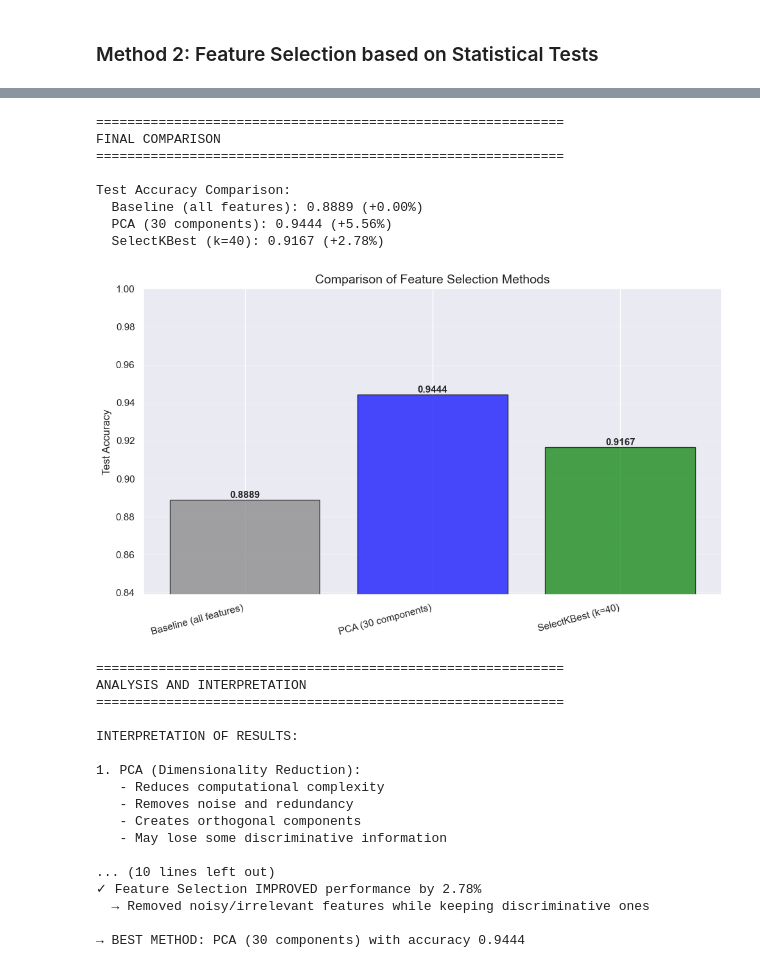
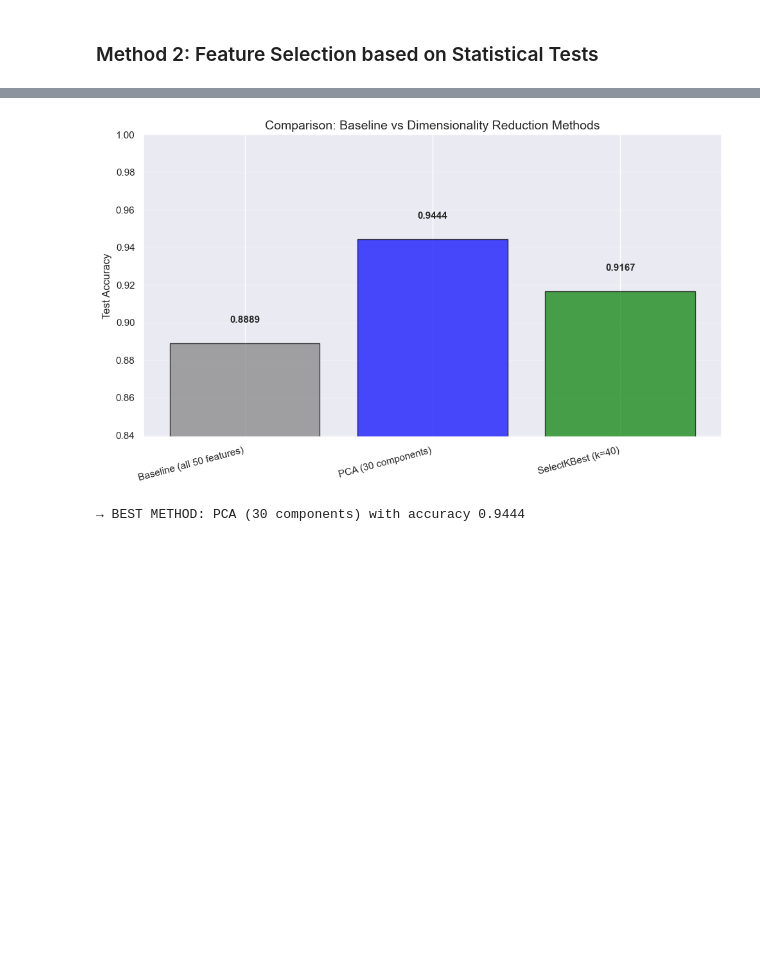
Before and after one commit to EliesAMilliti/NSSP_P2, a Jupyter notebook: part1.ipynb, the cells around one changed output, grey strips where cells are left out. Drawn from its saved outputs; the diff is of its cells as text; code cells hidden in the pictures; blank space fills up the shorter version.

```diff
--- a/part1.ipynb
+++ b/part1.ipynb
@@ -944,102 +840,35 @@ plt.show()
 # %%
-print("\n" + "="*60)
-print("FINAL COMPARISON")
-print("="*60)
-
 results_comparison = {
-    'Baseline (all features)': accuracy,
+    'Baseline (all 50 features)': accuracy,
     f'PCA ({best_n_comp} components)': test_acc_pca,
     f'SelectKBest (k={best_k})': test_acc_selected
 }
-
-print("\nTest Accuracy Comparison:")
-for method, acc in results_comparison.items():
-    improvement = (acc - accuracy) * 100
-    print(f"  {method}: {acc:.4f} ({improvement:+.2f}%)")
 
 # Bar plot comparison
 plt.figure(figsize=(10, 6))
 methods = list(results_comparison.keys())
 accuracies = list(results_comparison.values())
 colors_bar = ['gray', 'blue', 'green']
 
 bars = plt.bar(methods, accuracies, color=colors_bar, alpha=0.7, edgecolor='black')
 plt.ylabel('Test Accuracy', fontsize=12)
-plt.title('Comparison of Feature Selection Methods', fontsize=14)
+plt.title('Comparison: Baseline vs Dimensionality Reduction Methods', fontsize=14)
 plt.ylim([min(accuracies) - 0.05, 1.0])
 plt.xticks(rotation=15, ha='right')
 plt.grid(axis='y', alpha=0.3)
 
 # Add value labels on bars
 for bar, acc in zip(bars, accuracies):
     height = bar.get_height()
-    plt.text(bar.get_x() + bar.get_width()/2., height,
+    plt.text(bar.get_x() + bar.get_width()/2., height + 0.01,
              f'{acc:.4f}',
              ha='center', va='bottom', fontsize=11, fontweight='bold')
 
 plt.tight_layout()
 plt.show()
 
-print("ANALYSIS AND INTERPRETATION")
-
-print("""
-INTERPRETATION OF RESULTS:
-
-1. PCA (Dimensionality Reduction):
-   - Reduces computational complexity
-   - Removes noise and redundancy
-   - Creates orthogonal components
-   - May lose some discriminative information
-
-2. SelectKBest (Feature Selection):
-   - Keeps original feature interpretability
-   - Selects most discriminative features
-   - Removes redundant or noisy features
-   - Better for understanding which EMG characteristics matter most
-
-WHY PERFORMANCE CHANGED:
-""")
-
-if test_acc_pca > accuracy:
-    print(f"✓ PCA IMPROVED performance by {(test_acc_pca - accuracy)*100:.2f}%")
-    print("  → Likely due to noise reduction and removing redundant features")
-else:
-    print(f"✗ PCA DECREASED performance by {(accuracy - test_acc_pca)*100:.2f}%")
-    print("  → May have lost important discriminative information")
-
-if test_acc_selected > accuracy:
-    print(f"✓ Feature Selection IMPROVED performance by {(test_acc_selected - accuracy)*100:.2f}%")
-    print("  → Removed noisy/irrelevant features while keeping discriminative ones")
-else:
-    print(f"✗ Feature Selection DECREASED performance by {(accuracy - test_acc_selected)*100:.2f}%")
-    print("  → May need more features or different selection criterion")
-
 best_method = max(results_comparison.items(), key=lambda x: x[1])
 print(f"\n→ BEST METHOD: {best_method[0]} with accuracy {best_method[1]:.4f}")
 # %% [output]
+[figure, new version]
-============================================================
-FINAL COMPARISON
-============================================================
-
-Test Accuracy Comparison:
-  Baseline (all features): 0.8889 (+0.00%)
-  PCA (30 components): 0.9444 (+5.56%)
-  SelectKBest (k=40): 0.9167 (+2.78%)
+→ BEST METHOD: PCA (30 components) with accuracy 0.9444
-[figure, old version]
-============================================================
-ANALYSIS AND INTERPRETATION
-============================================================
-
-INTERPRETATION OF RESULTS:
-
-1. PCA (Dimensionality Reduction):
-   - Reduces computational complexity
-   - Removes noise and redundancy
-   - Creates orthogonal components
-   - May lose some discriminative information
-
-... (10 lines left out)
-✓ Feature Selection IMPROVED performance by 2.78%
-  → Removed noisy/irrelevant features while keeping discriminative ones
-
-→ BEST METHOD: PCA (30 components) with accuracy 0.9444
```
Also changed, not shown: parts of 27 cells of this notebook, 1 other file.
